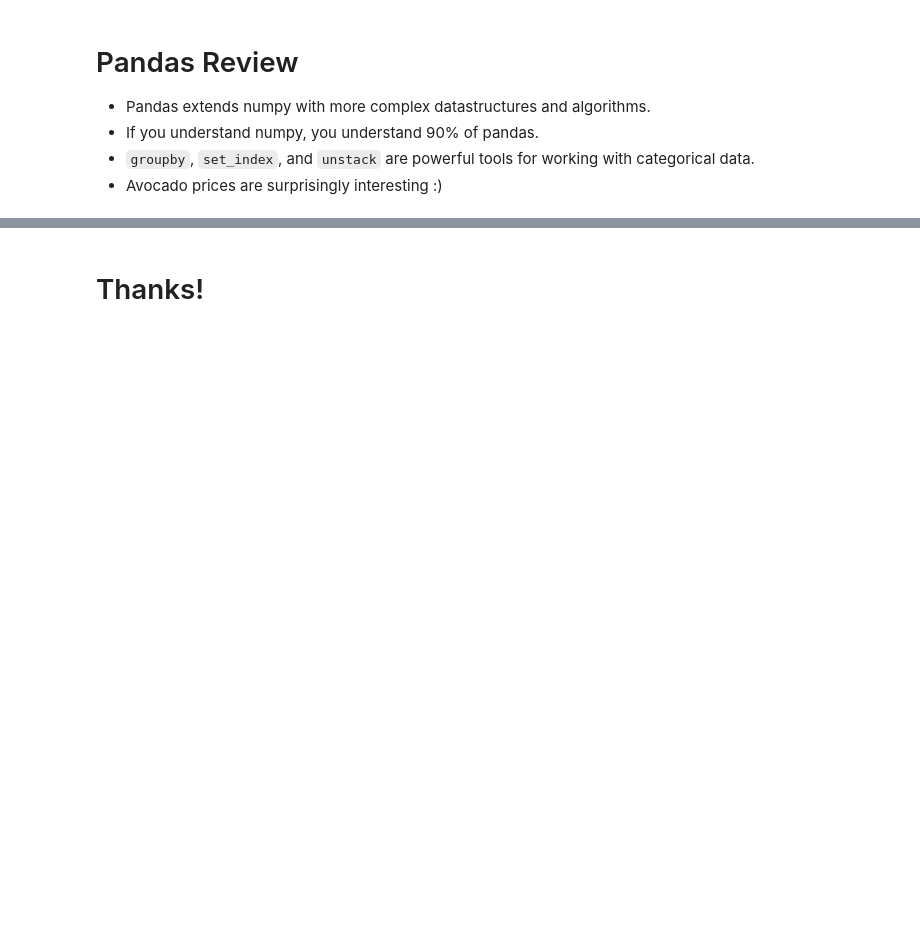
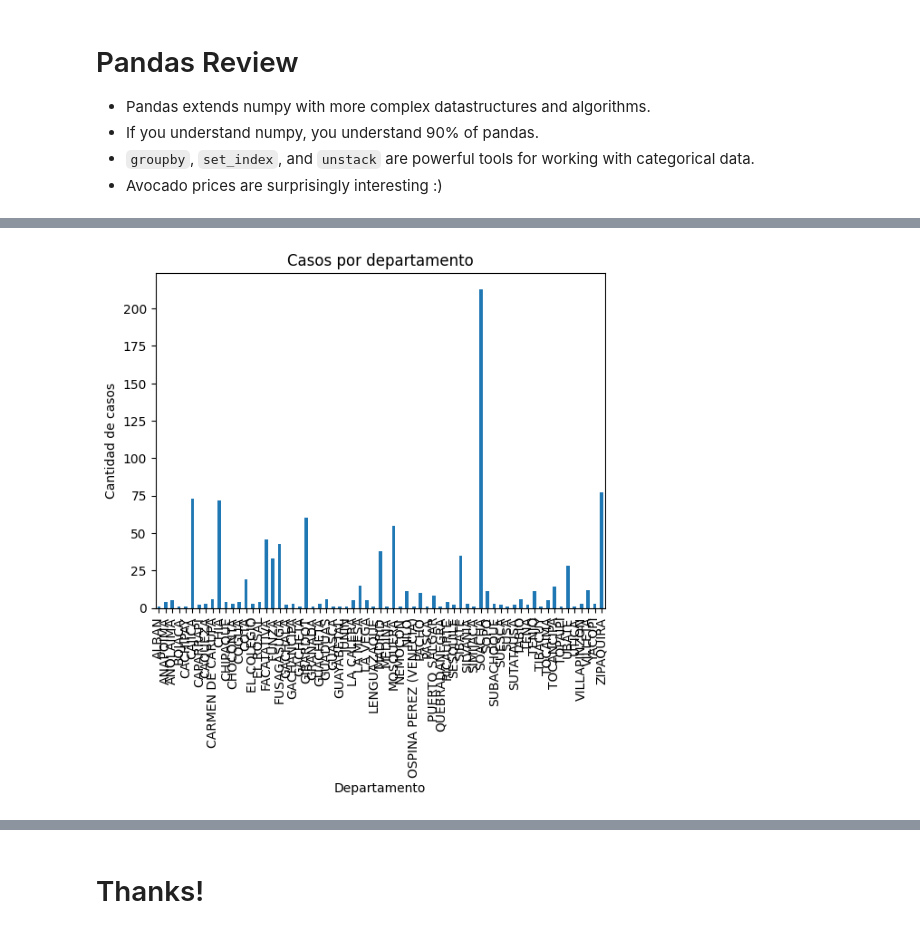
Before and after one commit to CarlCarlsonM/MetNumUN2024I, a Jupyter notebook: Lab2/camurcioa_Lab2.ipynb, the cells around one changed output, grey strips where cells are left out. Drawn from its saved outputs; the diff is of its cells as text; code cells hidden in the pictures; blank space fills up the shorter version.

```diff
--- a/Lab2/camurcioa_Lab2.ipynb
+++ b/Lab2/camurcioa_Lab2.ipynb
@@ -2161,0 +2164,13 @@ ax.set_xticklabels(ax.get_xticklabels(), rotation=45);
+# %%
+## Needed Libraries.
+from urllib.parse import urlencode
+import pandas as pd
+import requests
+
+## Request data from url
+resp = requests.get('https://www.datos.gov.co/resource/rik9-88u9.json')
+
+data = resp.json()
+
+
+tabla = pd.DataFrame(data)
@@ -2161,0 +2231,10 @@ ax.set_xticklabels(ax.get_xticklabels(), rotation=45);
+# %%
+import matplotlib.pyplot as plt
+casos_por_dpto2 = tabla.groupby('ciudad_municipio_nom')['fecha_reporte_web'].count()
+casos_por_dpto2.plot(kind='bar')
+plt.title('Casos por departamento')
+plt.xlabel('Departamento')
+plt.ylabel('Cantidad de casos')
+plt.show()
+# %% [output]
+[figure, added]
```
Also changed, not shown: parts of 7 cells of this notebook.
